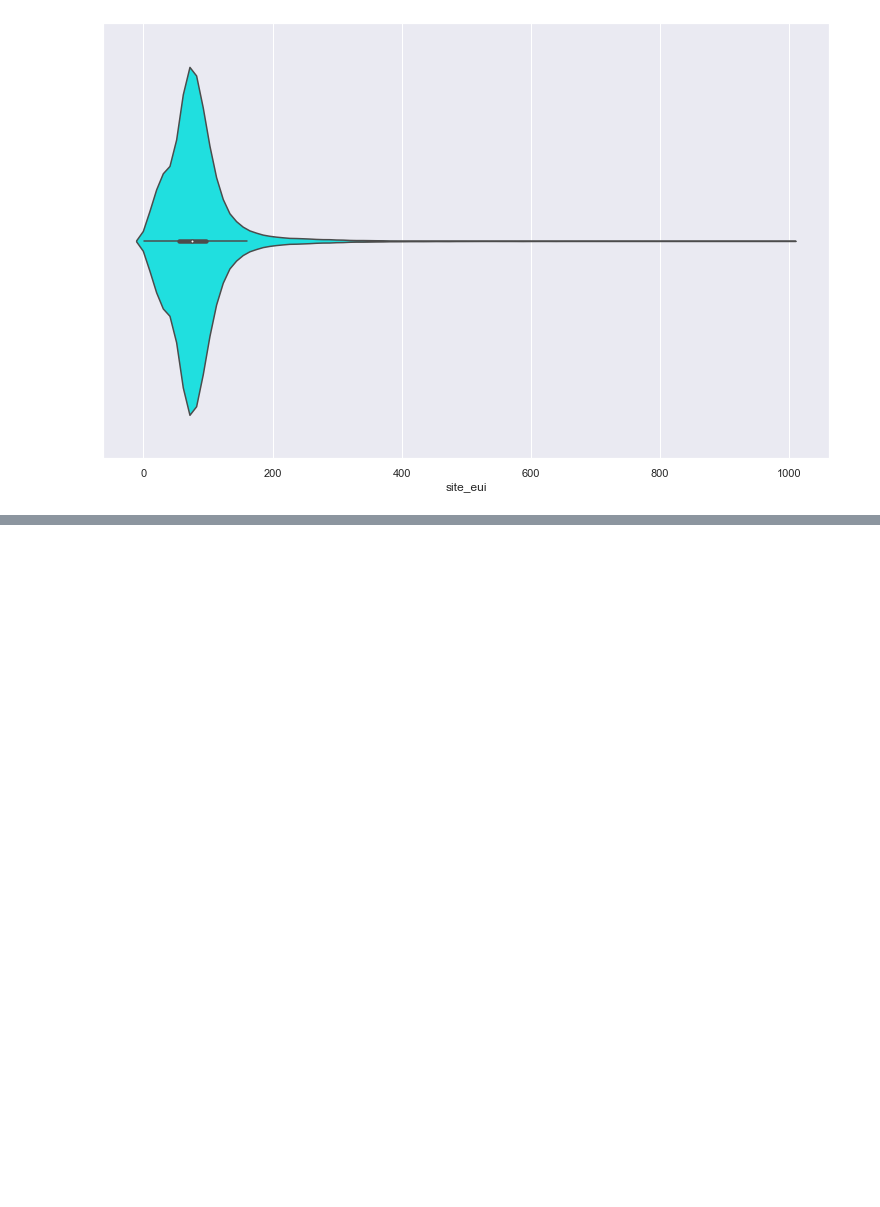
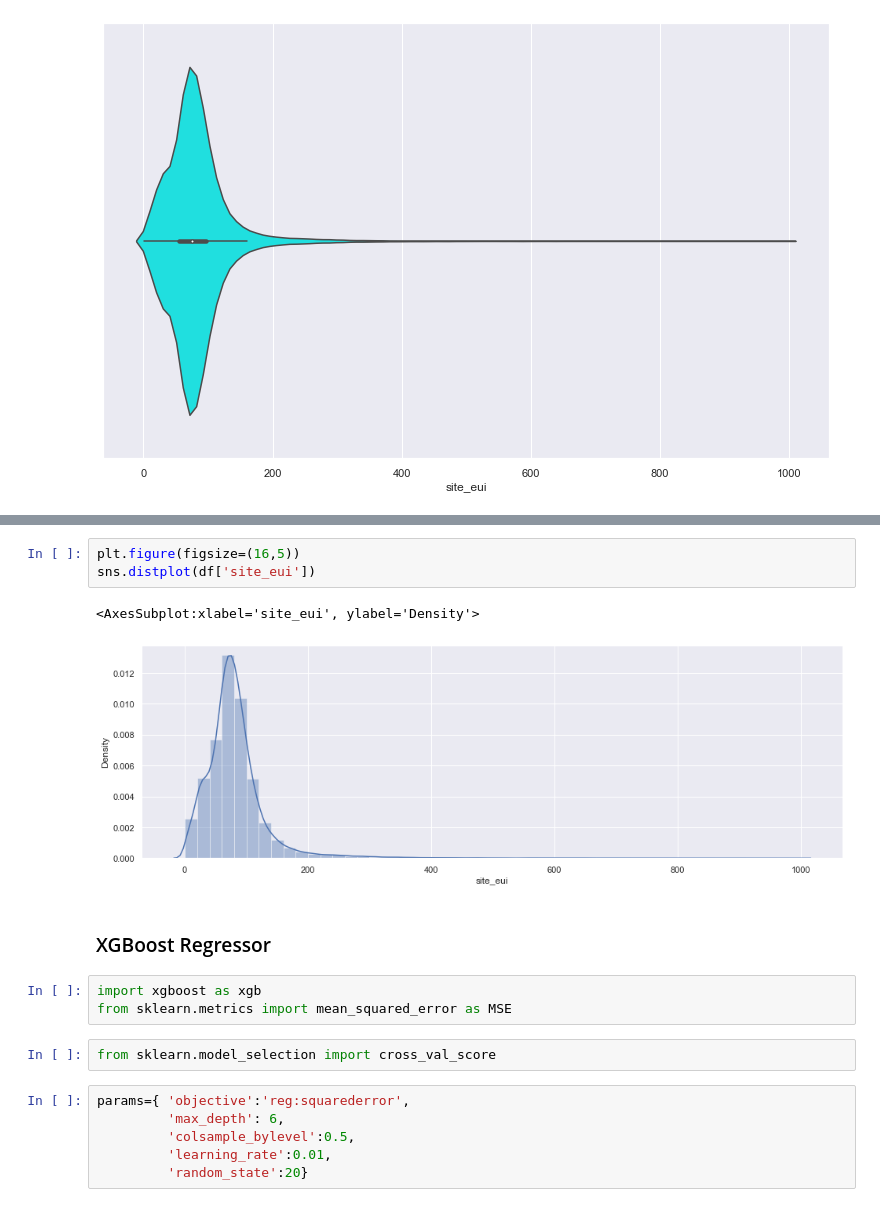
Before and after one commit to asakura000/Cyclones, a Jupyter notebook: Atsuko_Models/Atsuko_Impute_ESR_with_FacType_Mean.ipynb, the cells around one changed output, grey strips where cells are left out. Cells and saved outputs as stored; diff of their text form; blank space fills up the shorter version.

Commit message:
added some models and a submission notebooks

```diff
--- a/Atsuko_Models/Atsuko_Impute_ESR_with_FacType_Mean.ipynb
+++ b/Atsuko_Models/Atsuko_Impute_ESR_with_FacType_Mean.ipynb
@@ -321,0 +282,19 @@ sns.boxplot(x='site_eui', data=df, color='aqua')
+# %%
+plt.figure(figsize=(16,5))
+sns.distplot(df['site_eui'])
+# %% [output]
+<AxesSubplot:xlabel='site_eui', ylabel='Density'>
+[figure, added]
+# %% [markdown]
+### XGBoost Regressor
+# %%
+import xgboost as xgb
+from sklearn.metrics import mean_squared_error as MSE
+# %%
+from sklearn.model_selection import cross_val_score
+# %%
+params={ 'objective':'reg:squarederror',
+         'max_depth': 6,
+         'colsample_bylevel':0.5,
+         'learning_rate':0.01,
+         'random_state':20}
```
Also changed, not shown: parts of 30 cells of this notebook, 5 other files.
